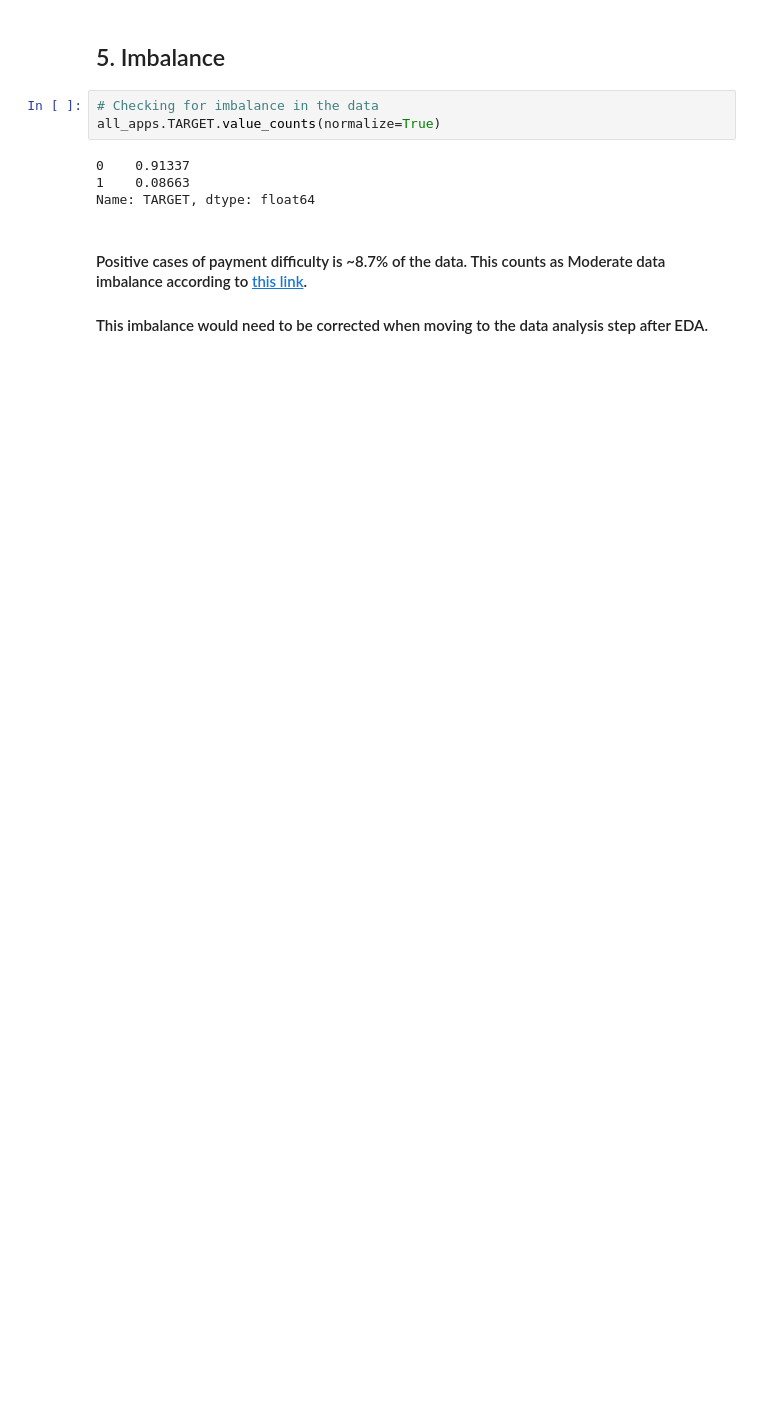
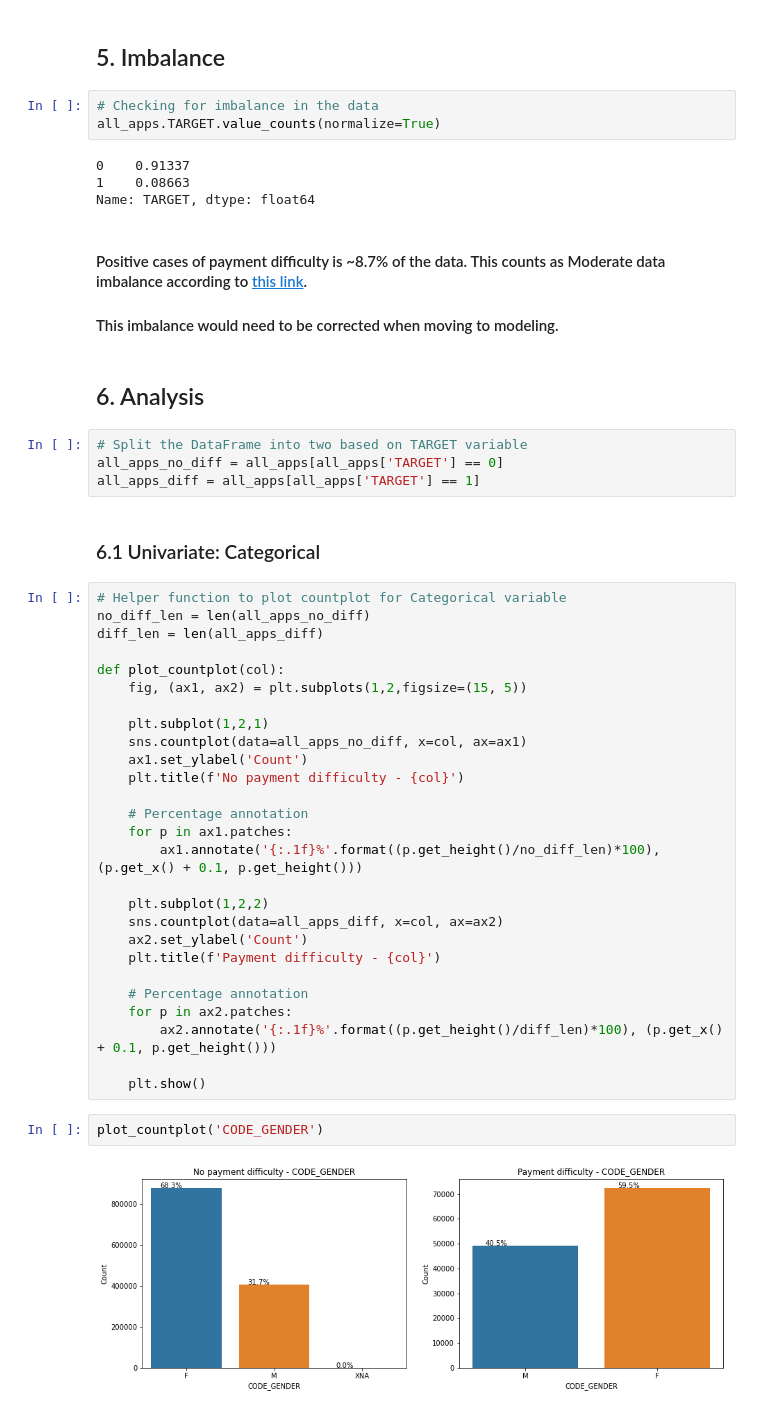
Before and after one commit to kavurisrikanth/risk-analysis-eda, a Jupyter notebook: eda_credit.ipynb, the cells around one changed output. Saved outputs shown, nothing was run; the diff lists cells and outputs as text; blank space fills up the shorter version.

Commit message:
Started plotting

```diff
--- a/eda_credit.ipynb
+++ b/eda_credit.ipynb
@@ -811,4 +751,43 @@ all_apps.TARGET.value_counts(normalize=True)
 Name: TARGET, dtype: float64
 # %% [markdown]
 #### Positive cases of payment difficulty is ~8.7% of the data. This counts as Moderate data imbalance according to <a href="https://developers.google.com/machine-learning/data-prep/construct/sampling-splitting/imbalanced-data">this link</a>.
-#### This imbalance would need to be corrected when moving to the data analysis step after EDA.
+#### This imbalance would need to be corrected when moving to modeling.
+# %% [markdown]
+## 6. Analysis
+# %%
+# Split the DataFrame into two based on TARGET variable
+all_apps_no_diff = all_apps[all_apps['TARGET'] == 0]
+all_apps_diff = all_apps[all_apps['TARGET'] == 1]
+# %% [markdown]
+### 6.1 Univariate: Categorical
+# %%
+# Helper function to plot countplot for Categorical variable
+no_diff_len = len(all_apps_no_diff)
+diff_len = len(all_apps_diff)
+
+def plot_countplot(col):
+    fig, (ax1, ax2) = plt.subplots(1,2,figsize=(15, 5))
+
+    plt.subplot(1,2,1)
+    sns.countplot(data=all_apps_no_diff, x=col, ax=ax1)
+    ax1.set_ylabel('Count')
+    plt.title(f'No payment difficulty - {col}')
+
+    # Percentage annotation
+    for p in ax1.patches:
+        ax1.annotate('{:.1f}%'.format((p.get_height()/no_diff_len)*100), (p.get_x() + 0.1, p.get_height()))
+
+    plt.subplot(1,2,2)
+    sns.countplot(data=all_apps_diff, x=col, ax=ax2)
+    ax2.set_ylabel('Count')
+    plt.title(f'Payment difficulty - {col}')
+
+    # Percentage annotation
+    for p in ax2.patches:
+        ax2.annotate('{:.1f}%'.format((p.get_height()/diff_len)*100), (p.get_x() + 0.1, p.get_height()))
+
+    plt.show()
+# %%
+plot_countplot('CODE_GENDER')
+# %% [output]
+[figure, added]
```
Also changed, not shown: parts of 9 cells of this notebook.
